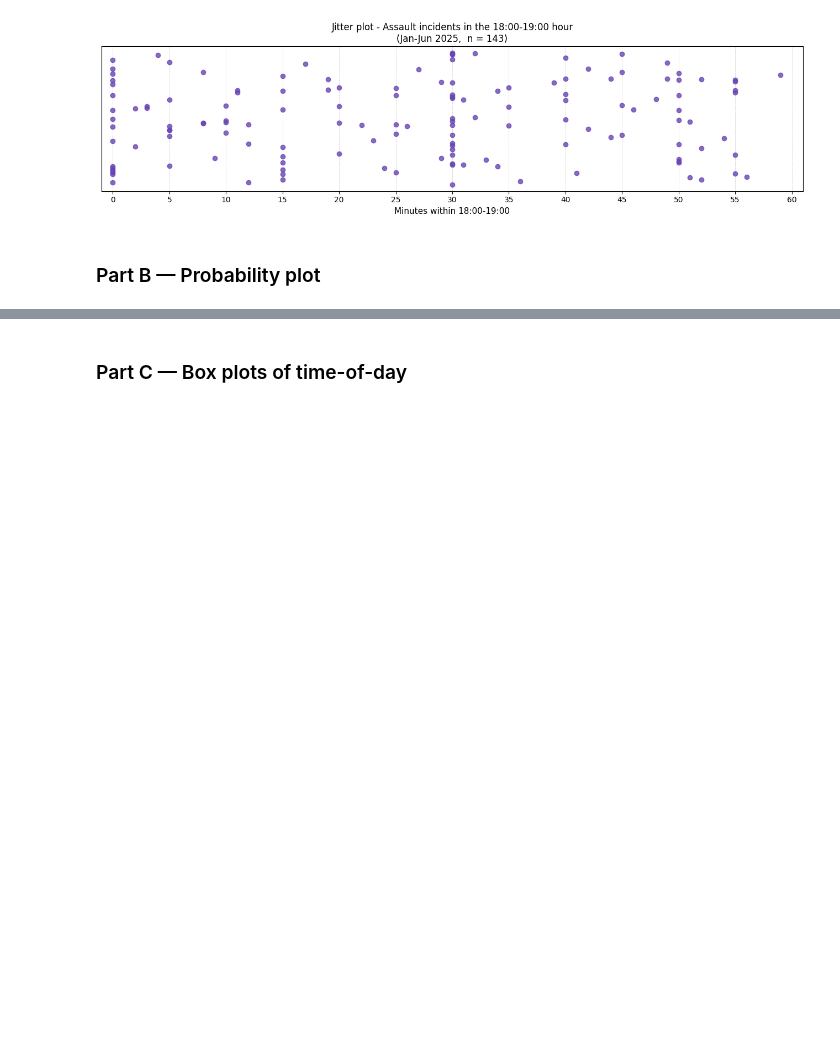
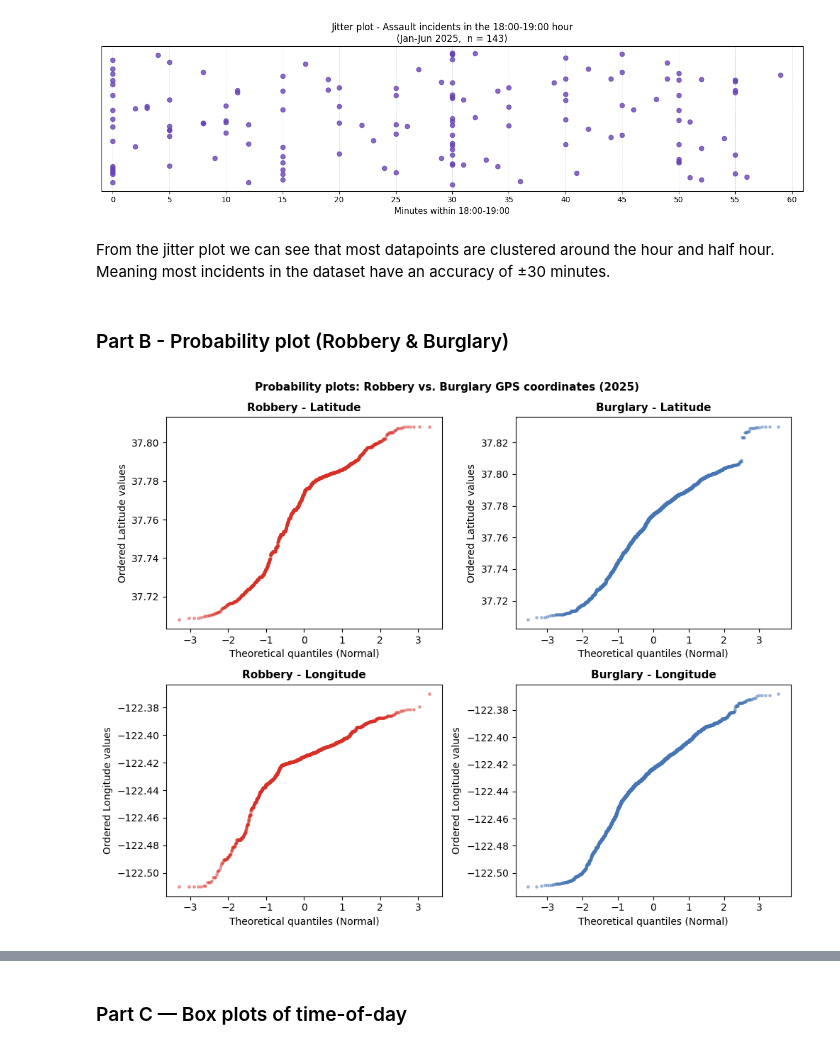
Before and after one commit to Aryan-Mi/dtu-social-data-assignments, a Jupyter notebook: assignment-1/Assignment1-aryan.ipynb, the cells around one changed output, grey strips where cells are left out. Saved outputs shown, nothing was run; the diff lists cells and outputs as text; code cells hidden in the pictures; blank space fills up the shorter version.

```diff
--- a/assignment-1/Assignment1-aryan.ipynb
+++ b/assignment-1/Assignment1-aryan.ipynb
@@ -142,5 +136,47 @@ plt.tight_layout()
 plt.show()
 # %% [output]
 [figure]
+# %% [markdown]
+From the jitter plot we can see that most datapoints are clustered around the hour and half hour. Meaning most incidents in the dataset have an accuracy of ±30 minutes.
 # %% [markdown]
-### Part B — Probability plot
+### Part B - Probability plot (Robbery & Burglary)
+# %%
+from scipy.stats import probplot
+
+CATEGORIES = ["Robbery", "Burglary"]
+COLORS = ["#d73027", "#4575b4"]
+
+probablity_subset = {}
+for cat in CATEGORIES:
+    probablity_subset[cat] = (
+        focus_df[
+            (focus_df["Unified Category"] == cat)
+            & (focus_df["Incident Date"] >= "2025-01-01")
+            & (focus_df["Incident Date"] < "2026-01-01")
+        ]
+        .dropna(subset=["Latitude", "Longitude"])
+        .copy()
+    )
+
+fig, axes = plt.subplots(2, 2, figsize=(10, 8))
+for col, (cat, color) in enumerate(zip(CATEGORIES, COLORS)):
+    for row, (coord, label) in enumerate(
+        [("Latitude", "Latitude"), ("Longitude", "Longitude")]
+    ):
+        ax = axes[row, col]
+        data = probablity_subset[cat][coord].dropna().values
+        (osm, osr), _ = probplot(data, dist="norm")
+        ax.scatter(osm, osr, color=color, alpha=0.4, s=6, zorder=2)
+        ax.set_xlabel("Theoretical quantiles (Normal)", fontsize=10)
+        ax.set_ylabel(f"Ordered {label} values", fontsize=10)
+        ax.set_title(f"{cat} - {label}", fontsize=11, fontweight="bold")
+
+fig.suptitle(
+    "Probability plots: Robbery vs. Burglary GPS coordinates (2025)",
+    fontsize=11,
+    fontweight="bold",
+)
+plt.tight_layout()
+plt.show()
+# %% [output]
+[figure, added]
```
Also changed, not shown: parts of 6 cells of this notebook.
